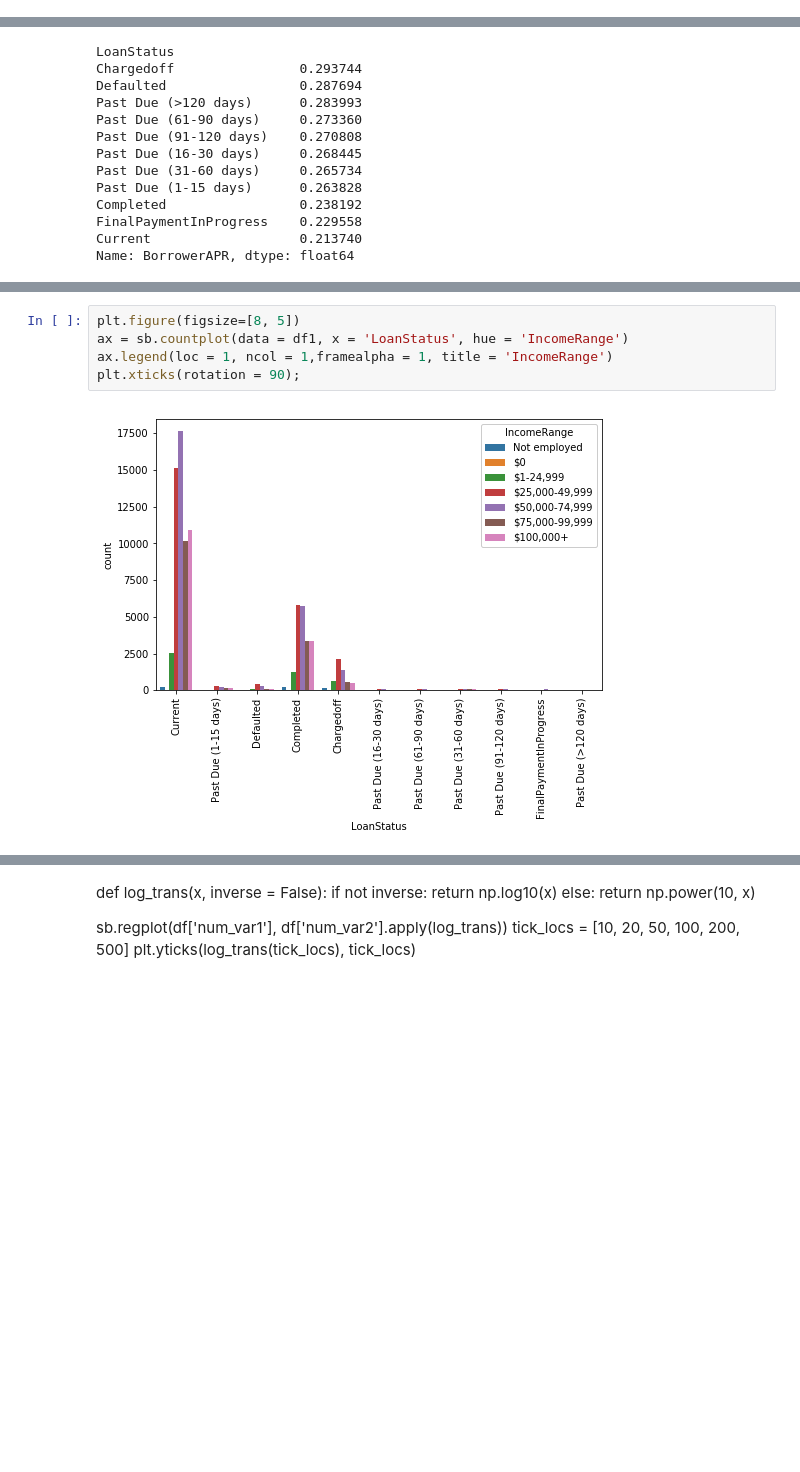
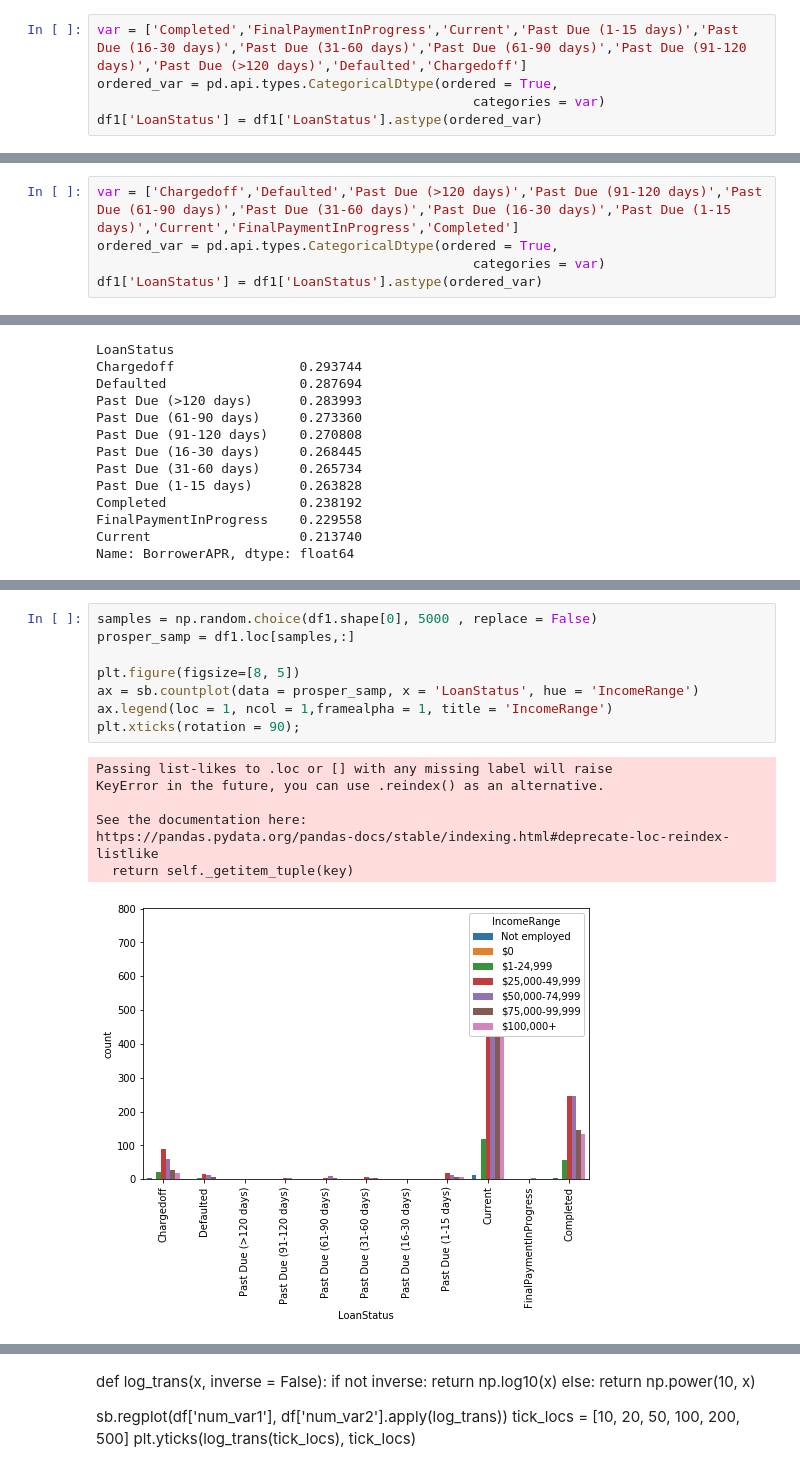
Before and after one commit to vijayelango/CommunicateDataFindings, a Jupyter notebook: exploration_template.ipynb, the cells around one changed output, grey strips where cells are left out. Saved outputs shown, nothing was run; the diff lists cells and outputs as text; blank space fills up the shorter version.

Commit message:
feat: added few more bivariate and Multivariate plots with notes.

```diff
--- a/exploration_template.ipynb
+++ b/exploration_template.ipynb
@@ -248,0 +264,5 @@ sb.countplot(data = df1, x = 'ProsperScore', color = base_color);
+# %%
+var = ['Completed','FinalPaymentInProgress','Current','Past Due (1-15 days)','Past Due (16-30 days)','Past Due (31-60 days)','Past Due (61-90 days)','Past Due (91-120 days)','Past Due (>120 days)','Defaulted','Chargedoff']
+ordered_var = pd.api.types.CategoricalDtype(ordered = True,
+                                                categories = var)
+df1['LoanStatus'] = df1['LoanStatus'].astype(ordered_var)
@@ -249,3 +284,8 @@ sb.countplot(data = df1, x = 'ProsperScore', color = base_color);
+# %%
+var = ['Chargedoff','Defaulted','Past Due (>120 days)','Past Due (91-120 days)','Past Due (61-90 days)','Past Due (31-60 days)','Past Due (16-30 days)','Past Due (1-15 days)','Current','FinalPaymentInProgress','Completed']
+ordered_var = pd.api.types.CategoricalDtype(ordered = True,
+                                                categories = var)
+df1['LoanStatus'] = df1['LoanStatus'].astype(ordered_var)
 # %%
 # It must be rejoicing for the lenders to see close to 90% loan status are current or completed.
 
@@ -672,8 +810,17 @@ sb.boxplot(data = df1, y = 'LoanStatus', x = 'BorrowerAPR', color = base_color,
 # %%
+samples = np.random.choice(df1.shape[0], 5000 , replace = False)
+prosper_samp = df1.loc[samples,:]
+
 plt.figure(figsize=[8, 5])
-ax = sb.countplot(data = df1, x = 'LoanStatus', hue = 'IncomeRange')
+ax = sb.countplot(data = prosper_samp, x = 'LoanStatus', hue = 'IncomeRange')
 ax.legend(loc = 1, ncol = 1,framealpha = 1, title = 'IncomeRange')
 plt.xticks(rotation = 90);
 # %% [output]
+Passing list-likes to .loc or [] with any missing label will raise
+KeyError in the future, you can use .reindex() as an alternative.
+
+See the documentation here:
+https://pandas.pydata.org/pandas-docs/stable/indexing.html#deprecate-loc-reindex-listlike
+  return self._getitem_tuple(key)
-[figure, old version]
+[figure, new version]
 # %%
```
Also changed, not shown: parts of 28 cells of this notebook.
